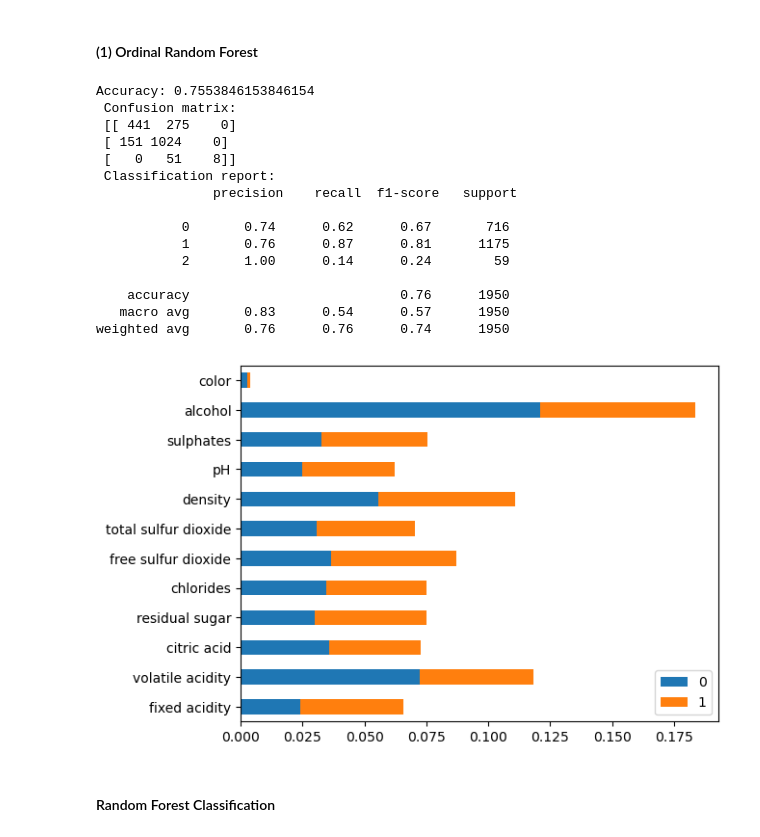
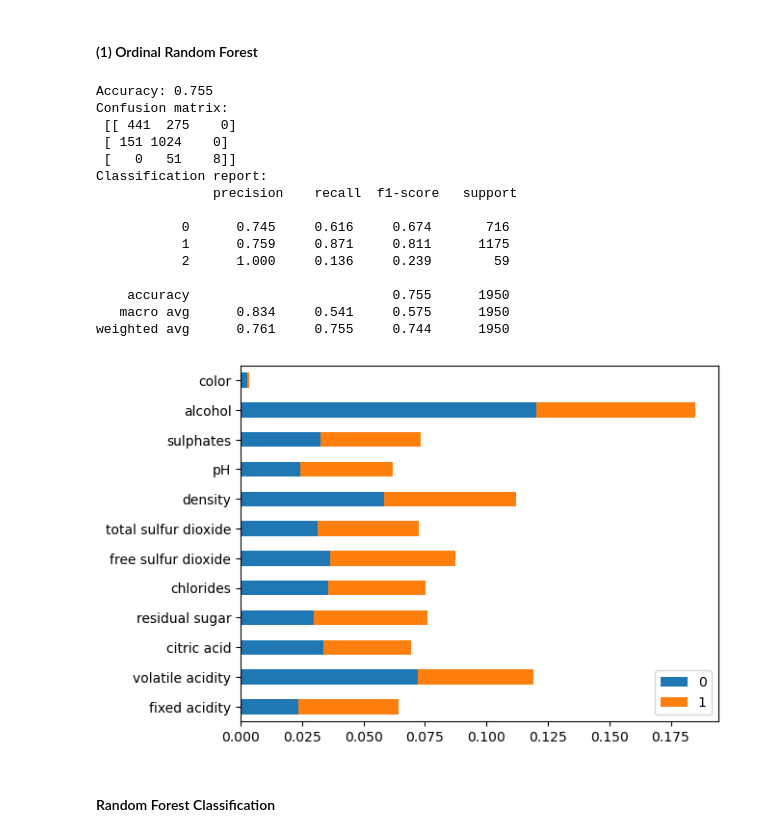
Before and after one commit to veager/OrdinalRandomForest, a Jupyter notebook: tutorial - ordinal random forest.ipynb, the cells around one changed output. Saved outputs shown, nothing was run; the diff lists cells and outputs as text; code cells hidden in the pictures.

```diff
--- a/tutorial - ordinal random forest.ipynb
+++ b/tutorial - ordinal random forest.ipynb
@@ -87,10 +35,10 @@ from test_data.load_dataset import load_dataset
 data_X, data_Y = load_dataset('wine_quality', preprocess=True, split_target=True)
 
 # Convert numerical variable into ordinal variable
-data_Y = convert_target(
+data_Y = utils.convert_target(
     data_Y, object_type='category',
     mapper={3 : 'Low', 4 : 'Low', 5 : 'Low', 6 : 'Medium', 7 : 'Medium', 8 : 'High', 9 : 'High'})
-data_Y = convert_target(data_Y, object_type='int')
+data_Y = utils.convert_target(data_Y, object_type='int')
 
 
 print('\nShape of data:', data_X.shape, data_Y.shape,
@@ -122,34 +70,34 @@ Distribution of test target variables: {1: 1175, 0: 716, 2: 59}
 # %%
 model = OrdinalRandomForestClassifier({'n_estimators': 500, 'max_depth': 8})
 model.fit(train_X, train_Y)
 
 # Predict
 # predict = model.predict(data_X)
 # predict_prob = model.predict_prob(data_X)
 # print(np.sum(np.abs(predict_prob.sum(axis=1) - 1)))
 
 # Feature importance
 feat_imp = pd.DataFrame(model.feature_importances_, columns=model.classes_[:-1], index=data_X.columns)
 feat_imp.plot.barh(stacked=True)
 
-print_performance(test_Y, model.predict(test_X))
+utils.print_performance(test_Y, model.predict(test_X))
 # %% [output]
-Accuracy: 0.7553846153846154
- Confusion matrix:
+Accuracy: 0.755
+Confusion matrix:
  [[ 441  275    0]
  [ 151 1024    0]
  [   0   51    8]]
- Classification report:
+Classification report:
                precision    recall  f1-score   support
 
-           0       0.74      0.62      0.67       716
-           1       0.76      0.87      0.81      1175
-           2       1.00      0.14      0.24        59
+           0      0.745     0.616     0.674       716
+           1      0.759     0.871     0.811      1175
+           2      1.000     0.136     0.239        59
 
-    accuracy                           0.76      1950
-   macro avg       0.83      0.54      0.57      1950
-weighted avg       0.76      0.76      0.74      1950
+    accuracy                          0.755      1950
+   macro avg      0.834     0.541     0.575      1950
+weighted avg      0.761     0.755     0.744      1950
-[figure, old version]
+[figure, new version]
 # %%
 # the function convert the ordinal target into binary target
 data_Y_info = pd.concat(
```
Also changed, not shown: parts of 4 cells of this notebook, 3 other files.
